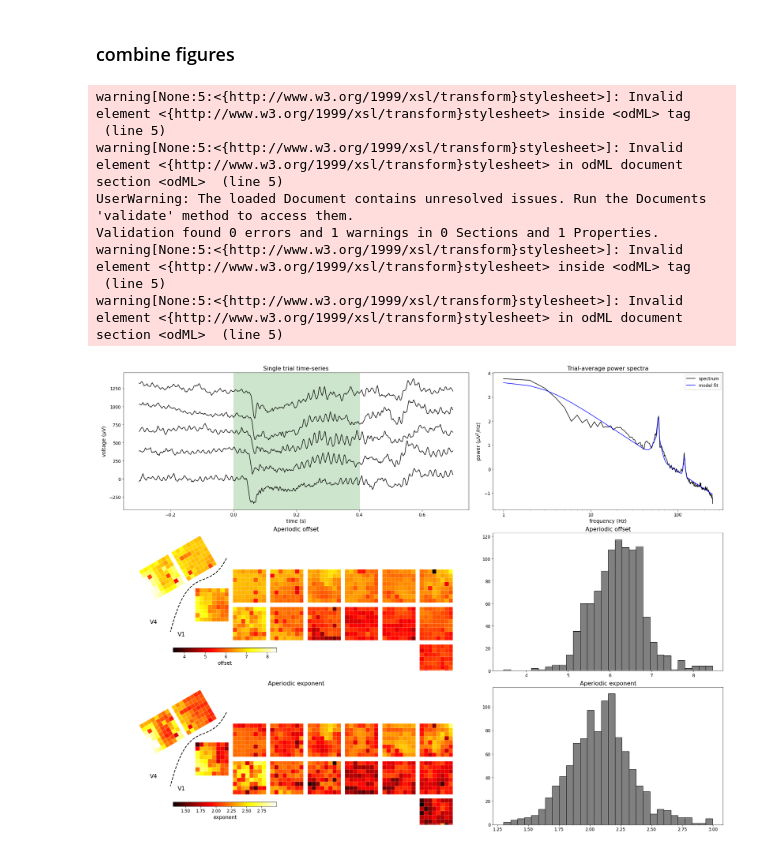
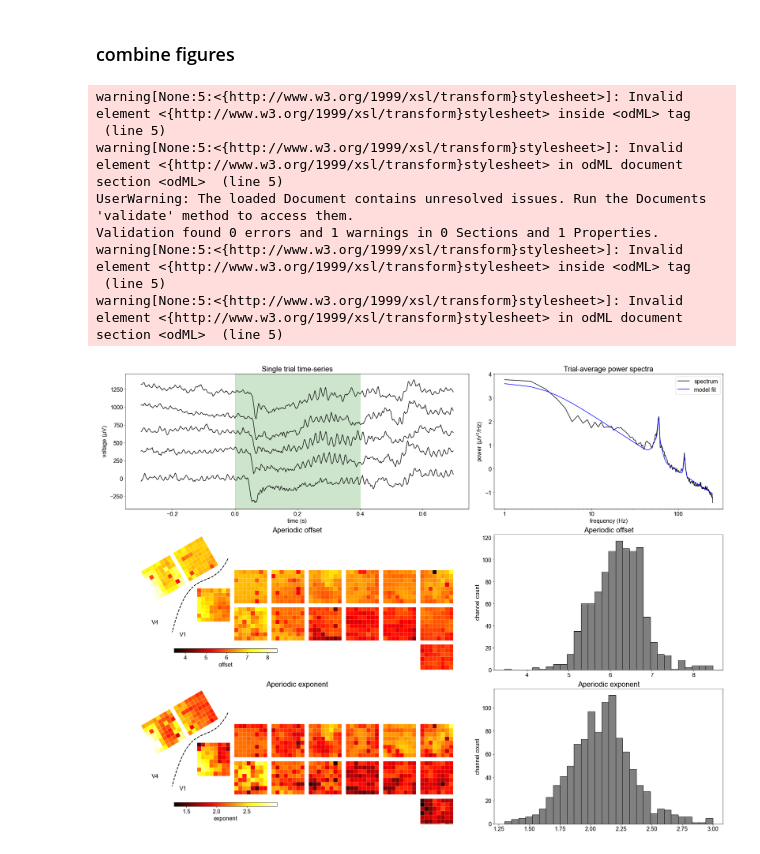
Before and after one commit to voytekresearch/v1_v4_1024_elec, a Jupyter notebook: notebooks/sfn_2024/panel_5.ipynb, the cells around one changed output. Drawn from its saved outputs; the diff is of its cells as text; code cells hidden in the pictures.

Commit message:
set mpl style and save fig

```diff
--- a/notebooks/sfn_2024/panel_5.ipynb
+++ b/notebooks/sfn_2024/panel_5.ipynb
@@ -40,8 +40,8 @@ from info import SESSIONS, FS, TOTAL_CHANS, EPOCH_TIMES
 from settings import SPECPARAM_SETTINGS, FREQS, BANDS
 from plots import plot_schematic
 # %%
-# general settings
-plt.style.use('../../mpl_styles/default.mplstyle')
+# set plotting style
+plt.style.use('../../mpl_styles/sfn_2024.mplstyle')
 # %% [markdown]
 ### Functions
 # %% [markdown]
@@ -225,31 +225,35 @@ ax_b.plot(fm.freqs, fm.fooofed_spectrum_, color='b', label='model fit')
 ax_b.set(xlabel='frequency (Hz)', ylabel='power ($\mu$V$^2$/Hz)')
 ax_b.set_xscale('log')
 ax_b.set_xticks([1, 10, 100], ['1', '10', '100'])
 ax_b.legend()
 
 # plot subplot c-f: schematic and histogram for offset and exponent ------------
 odml_path = f"{EXTERNAL_PATH}/V1_v4_1024_electrode_resting_state_data/data/{session}/metadata_{session}.odml"
 
 # loop through offset and exponent
 for var, ax_schem, ax_hist in zip(['offset', 'exponent'],
                                   [ax_c, ax_e],
                                   [ax_d, ax_f]):
     # get data for session, epoch, and variable
     values = params.loc[(params['session']==session) &
                         (params['epoch']=='pre'), var]
 
     # plot schematic
     plot_schematic(values, odml_path, label=var, ax=ax_schem)
 
     # plot histogram
     ax_hist.hist(values, bins=30, color='gray', edgecolor='k')
+    ax_hist.set_ylabel('channel count')
+
+# save figure
+plt.savefig(f'{dir_out}/panel_5.png')
 # %% [output]
 warning[None:5:<{http://www.w3.org/1999/xsl/transform}stylesheet>]: Invalid element <{http://www.w3.org/1999/xsl/transform}stylesheet> inside <odML> tag
  (line 5)
 warning[None:5:<{http://www.w3.org/1999/xsl/transform}stylesheet>]: Invalid element <{http://www.w3.org/1999/xsl/transform}stylesheet> in odML document section <odML>  (line 5)
 UserWarning: The loaded Document contains unresolved issues. Run the Documents 'validate' method to access them.
 Validation found 0 errors and 1 warnings in 0 Sections and 1 Properties.
 warning[None:5:<{http://www.w3.org/1999/xsl/transform}stylesheet>]: Invalid element <{http://www.w3.org/1999/xsl/transform}stylesheet> inside <odML> tag
  (line 5)
 warning[None:5:<{http://www.w3.org/1999/xsl/transform}stylesheet>]: Invalid element <{http://www.w3.org/1999/xsl/transform}stylesheet> in odML document section <odML>  (line 5)
-[figure, old version]
+[figure, new version]
```
Also changed, not shown: parts of 1 cell of this notebook, 4 other files.
